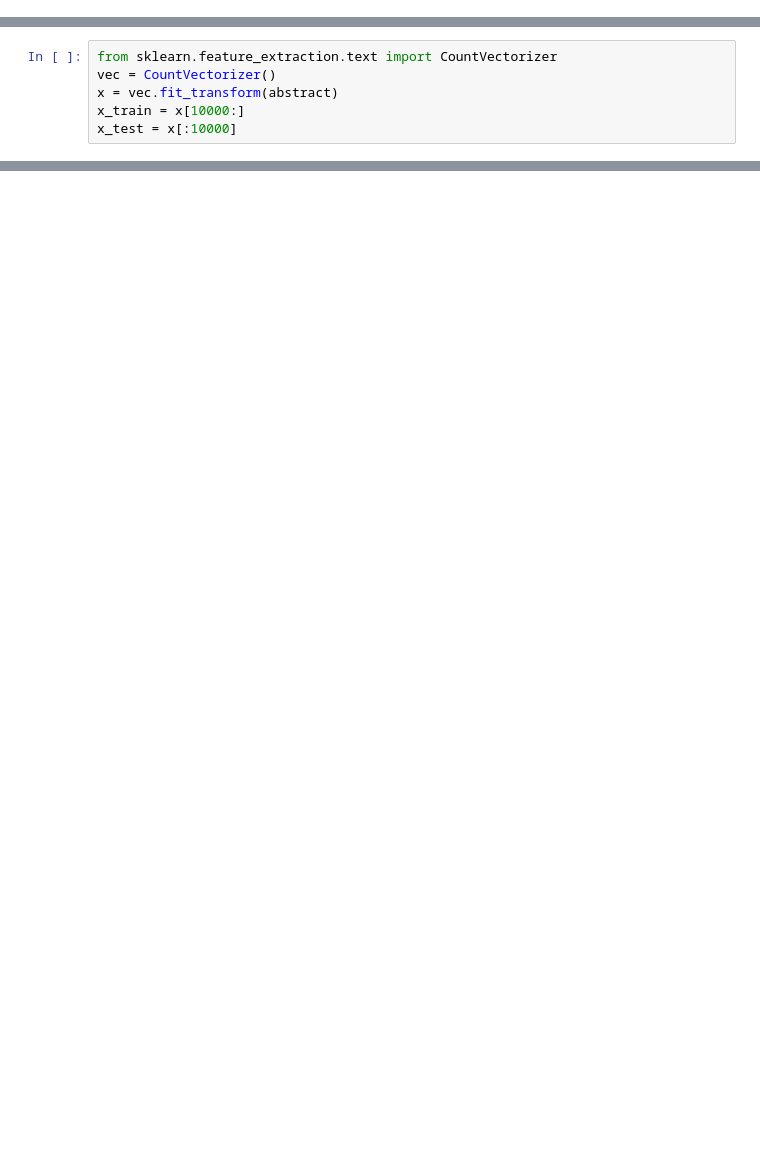
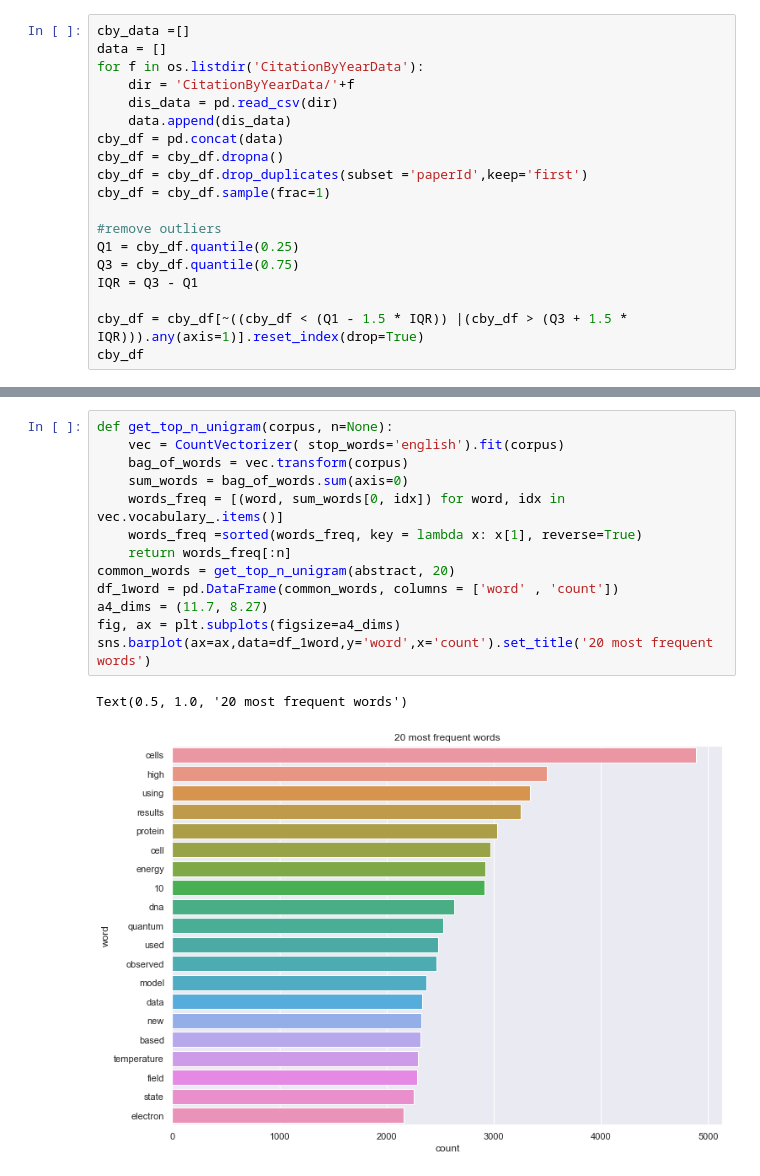
Before and after one commit to Liwen-A/Academic_Influence_Prediction, a Jupyter notebook: non_deep_models.ipynb, the cells around one changed output, grey strips where cells are left out. Cells and saved outputs as stored; diff of their text form; blank space fills up the shorter version.

```diff
--- a/non_deep_models.ipynb
+++ b/non_deep_models.ipynb
@@ -0,0 +18,19 @@
+# %%
+cby_data =[]
+data = []
+for f in os.listdir('CitationByYearData'):
+    dir = 'CitationByYearData/'+f
+    dis_data = pd.read_csv(dir)
+    data.append(dis_data)
+cby_df = pd.concat(data)
+cby_df = cby_df.dropna()
+cby_df = cby_df.drop_duplicates(subset ='paperId',keep='first')
+cby_df = cby_df.sample(frac=1)
+
+#remove outliers
+Q1 = cby_df.quantile(0.25)
+Q3 = cby_df.quantile(0.75)
+IQR = Q3 - Q1
+
+cby_df = cby_df[~((cby_df < (Q1 - 1.5 * IQR)) |(cby_df > (Q3 + 1.5 * IQR))).any(axis=1)].reset_index(drop=True)
+cby_df
@@ -15,6 +84,0 @@ citation_test = df['citationCount'][:10000]
-# %%
-from sklearn.feature_extraction.text import CountVectorizer
-vec = CountVectorizer()
-x = vec.fit_transform(abstract)
-x_train = x[10000:]
-x_test = x[:10000]
@@ -43,0 +186,16 @@ tree.score(embedded_x[:500],data3_citation[:500])
+# %%
+def get_top_n_unigram(corpus, n=None):
+    vec = CountVectorizer( stop_words='english').fit(corpus)
+    bag_of_words = vec.transform(corpus)
+    sum_words = bag_of_words.sum(axis=0)
+    words_freq = [(word, sum_words[0, idx]) for word, idx in vec.vocabulary_.items()]
+    words_freq =sorted(words_freq, key = lambda x: x[1], reverse=True)
+    return words_freq[:n]
+common_words = get_top_n_unigram(abstract, 20)
+df_1word = pd.DataFrame(common_words, columns = ['word' , 'count'])
+a4_dims = (11.7, 8.27)
+fig, ax = plt.subplots(figsize=a4_dims)
+sns.barplot(ax=ax,data=df_1word,y='word',x='count').set_title('20 most frequent words')
+# %% [output]
+Text(0.5, 1.0, '20 most frequent words')
+[figure, added]
```
Also changed, not shown: parts of 24 cells of this notebook.
